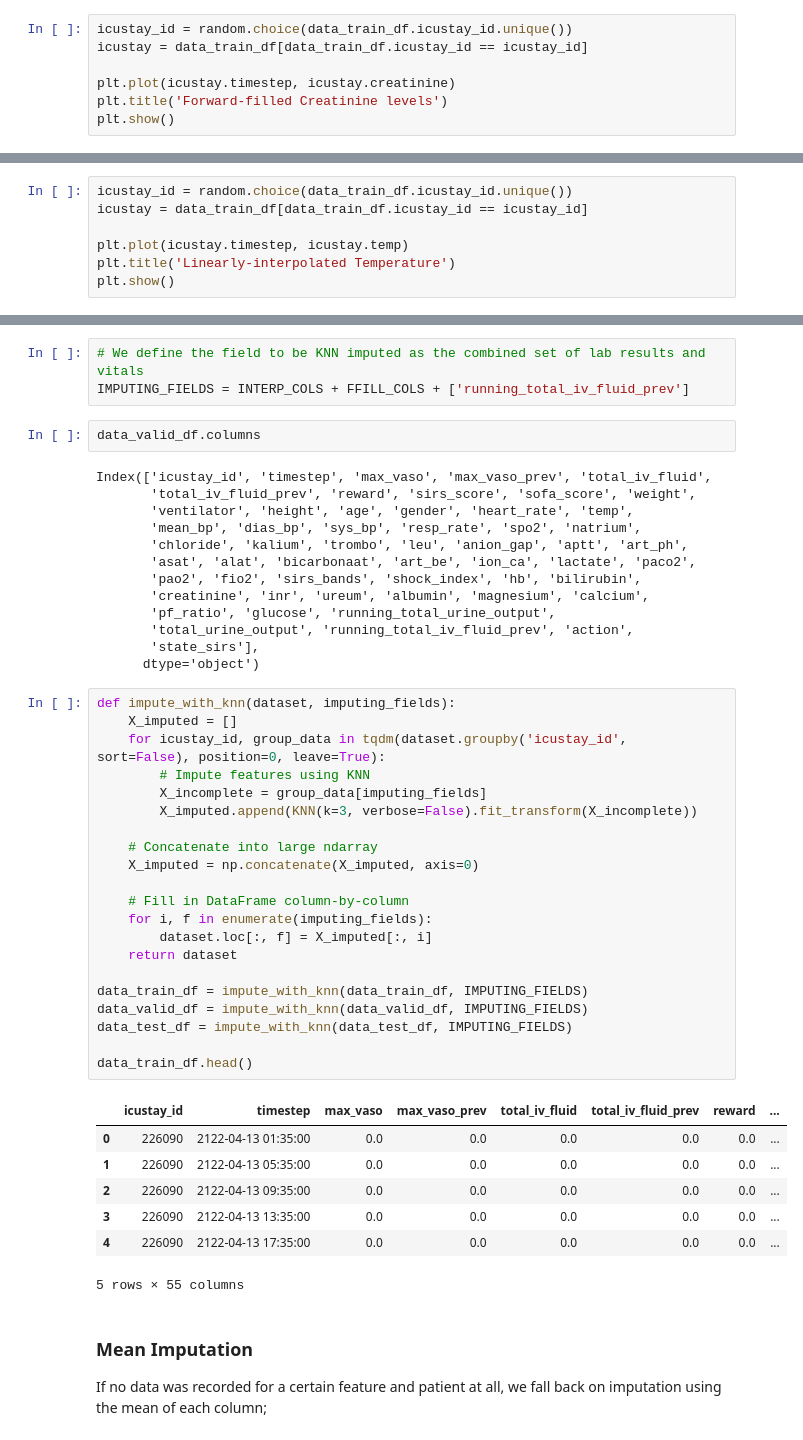
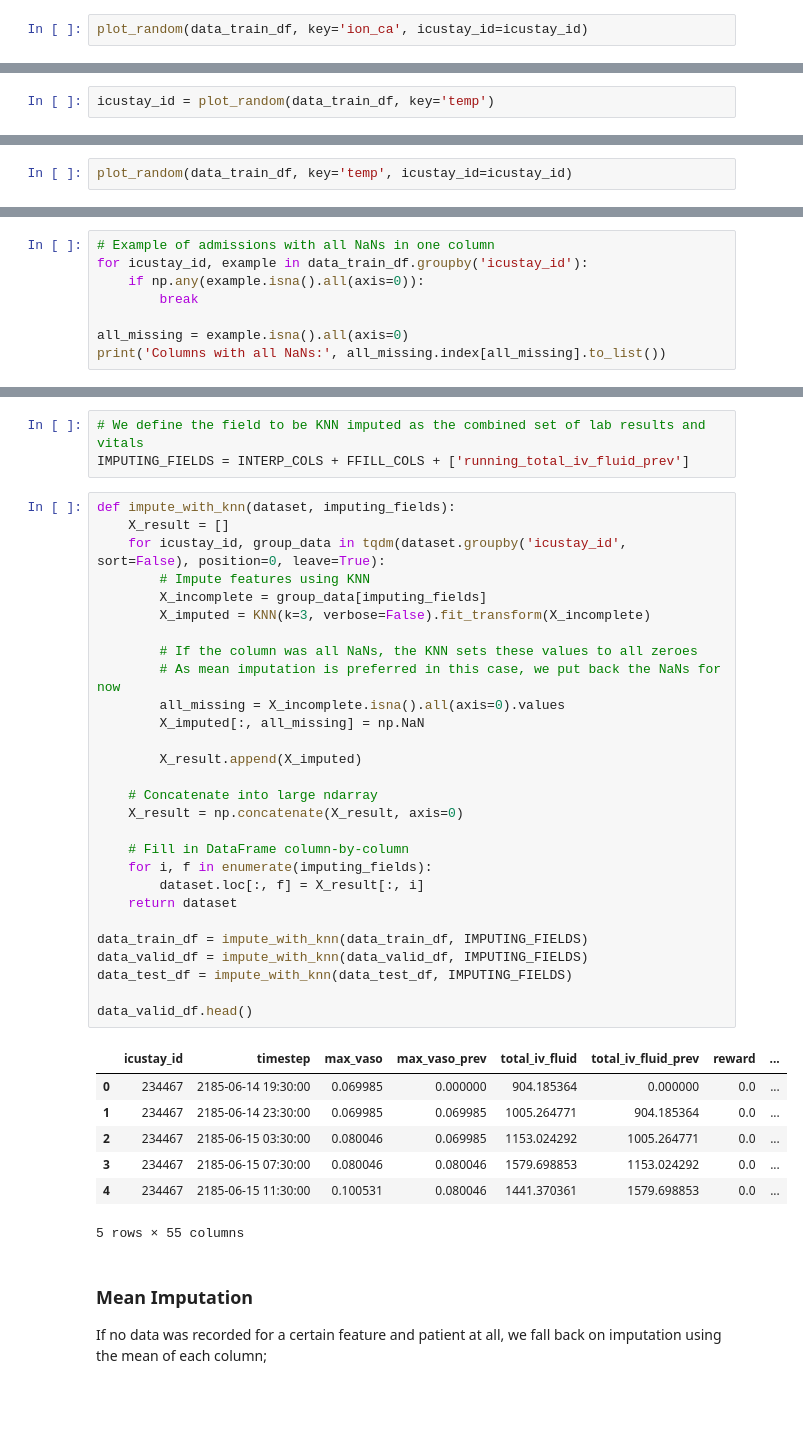
Before and after one commit to thomas097/Haemodynamic-Optimization-Reinforcement-Learning, a Jupyter notebook: preprocessing/MIMIC-III_preprocessing_roggeveen_v6.ipynb, the cells around one changed output, grey strips where cells are left out. Saved outputs shown, nothing was run; the diff lists cells and outputs as text; blank space fills up the shorter version.

```diff
--- a/preprocessing/MIMIC-III_preprocessing_roggeveen_v6.ipynb
+++ b/preprocessing/MIMIC-III_preprocessing_roggeveen_v6.ipynb
@@ -1201,8 +1216,3 @@ for dataset in [data_train_df, data_valid_df, data_test_df]:
 # %%
-icustay_id = random.choice(data_train_df.icustay_id.unique())
-icustay = data_train_df[data_train_df.icustay_id == icustay_id]
-
-plt.plot(icustay.timestep, icustay.creatinine)
-plt.title('Forward-filled Creatinine levels')
-plt.show()
+plot_random(data_train_df, key='ion_ca', icustay_id=icustay_id)
 # %% [output]
@@ -1210,3 +1221,5 @@ plt.show()
 # %% [markdown]
 ### Linear Interpolation
 As sometimes only single points are missing between otherwise adjacent measurements we use linear interpolation to fill in these gaps. This prevents the possibility of the kNN imputer (next up) to add noise to these fairly certain values.
+# %%
+icustay_id = plot_random(data_train_df, key='temp')
@@ -1220,10 +1235,5 @@ for dataset in [data_train_df, data_valid_df, data_test_df]:
     for col in tqdm(INTERP_COLS, position=0, leave=True):
         dataset[col] = icustay[col].apply(lambda group: group.interpolate(method='linear', limit_area='inside', limit=1)) # Max 2 steps apart and no extrapolation!
 # %%
-icustay_id = random.choice(data_train_df.icustay_id.unique())
-icustay = data_train_df[data_train_df.icustay_id == icustay_id]
-
-plt.plot(icustay.timestep, icustay.temp)
-plt.title('Linearly-interpolated Temperature')
-plt.show()
+plot_random(data_train_df, key='temp', icustay_id=icustay_id)
 # %% [output]
@@ -1233 +1244,9 @@ plt.show()
 Some points that are missing lie 'outside' of the recorded set of measurements (i.e. there is no point to the left or right) or multiple-adjacent values are missing -- to resolve these we need extrapolation. To this end, we use a kNN-based imputation with k=3 nearest neighbors within episode.
+# %%
+# Example of admissions with all NaNs in one column
+for icustay_id, example in data_train_df.groupby('icustay_id'):
+    if np.any(example.isna().all(axis=0)):
+        break
+
+all_missing = example.isna().all(axis=0)
+print('Columns with all NaNs:', all_missing.index[all_missing].to_list())
@@ -1234,49 +1255,41 @@ Some points that are missing lie 'outside' of the recorded set of measurements (
 # %%
 # We define the field to be KNN imputed as the combined set of lab results and vitals
 IMPUTING_FIELDS = INTERP_COLS + FFILL_COLS + ['running_total_iv_fluid_prev']
-# %%
-data_valid_df.columns
-# %% [output]
-Index(['icustay_id', 'timestep', 'max_vaso', 'max_vaso_prev', 'total_iv_fluid',
-       'total_iv_fluid_prev', 'reward', 'sirs_score', 'sofa_score', 'weight',
-       'ventilator', 'height', 'age', 'gender', 'heart_rate', 'temp',
-       'mean_bp', 'dias_bp', 'sys_bp', 'resp_rate', 'spo2', 'natrium',
-       'chloride', 'kalium', 'trombo', 'leu', 'anion_gap', 'aptt', 'art_ph',
-       'asat', 'alat', 'bicarbonaat', 'art_be', 'ion_ca', 'lactate', 'paco2',
-       'pao2', 'fio2', 'sirs_bands', 'shock_index', 'hb', 'bilirubin',
-       'creatinine', 'inr', 'ureum', 'albumin', 'magnesium', 'calcium',
-       'pf_ratio', 'glucose', 'running_total_urine_output',
-       'total_urine_output', 'running_total_iv_fluid_prev', 'action',
-       'state_sirs'],
-      dtype='object')
 # %%
 def impute_with_knn(dataset, imputing_fields):
-    X_imputed = []
+    X_result = []
     for icustay_id, group_data in tqdm(dataset.groupby('icustay_id', sort=False), position=0, leave=True):
         # Impute features using KNN
         X_incomplete = group_data[imputing_fields]
-        X_imputed.append(KNN(k=3, verbose=False).fit_transform(X_incomplete))
+        X_imputed = KNN(k=3, verbose=False).fit_transform(X_incomplete)
+
+        # If the column was all NaNs, the KNN sets these values to all zeroes
+        # As mean imputation is preferred in this case, we put back the NaNs for now
+        all_missing = X_incomplete.isna().all(axis=0).values
+        X_imputed[:, all_missing] = np.NaN
+
+        X_result.append(X_imputed)
 
     # Concatenate into large ndarray
-    X_imputed = np.concatenate(X_imputed, axis=0)
+    X_result = np.concatenate(X_result, axis=0)
 
     # Fill in DataFrame column-by-column
     for i, f in enumerate(imputing_fields):
-        dataset.loc[:, f] = X_imputed[:, i]
+        dataset.loc[:, f] = X_result[:, i]
     return dataset
 
 data_train_df = impute_with_knn(data_train_df, IMPUTING_FIELDS)
 data_valid_df = impute_with_knn(data_valid_df, IMPUTING_FIELDS)
 data_test_df = impute_with_knn(data_test_df, IMPUTING_FIELDS)
 
-data_train_df.head()
+data_valid_df.head()
 # %% [output]
 |  | icustay_id | timestep | max_vaso | max_vaso_prev | total_iv_fluid | total_iv_fluid_prev | reward | ... |
-| 0 | 226090 | 2122-04-13 01:35:00 | 0.0 | 0.0 | 0.0 | 0.0 | 0.0 | ... |
-| 1 | 226090 | 2122-04-13 05:35:00 | 0.0 | 0.0 | 0.0 | 0.0 | 0.0 | ... |
-| 2 | 226090 | 2122-04-13 09:35:00 | 0.0 | 0.0 | 0.0 | 0.0 | 0.0 | ... |
-| 3 | 226090 | 2122-04-13 13:35:00 | 0.0 | 0.0 | 0.0 | 0.0 | 0.0 | ... |
-| 4 | 226090 | 2122-04-13 17:35:00 | 0.0 | 0.0 | 0.0 | 0.0 | 0.0 | ... |
+| 0 | 234467 | 2185-06-14 19:30:00 | 0.069985 | 0.000000 | 904.185364 | 0.000000 | 0.0 | ... |
+| 1 | 234467 | 2185-06-14 23:30:00 | 0.069985 | 0.069985 | 1005.264771 | 904.185364 | 0.0 | ... |
+| 2 | 234467 | 2185-06-15 03:30:00 | 0.080046 | 0.069985 | 1153.024292 | 1005.264771 | 0.0 | ... |
+| 3 | 234467 | 2185-06-15 07:30:00 | 0.080046 | 0.080046 | 1579.698853 | 1153.024292 | 0.0 | ... |
+| 4 | 234467 | 2185-06-15 11:30:00 | 0.100531 | 0.080046 | 1441.370361 | 1579.698853 | 0.0 | ... |
 5 rows × 55 columns
 # %% [markdown]
 ### Mean Imputation
```
Also changed, not shown: parts of 30 cells of this notebook.
